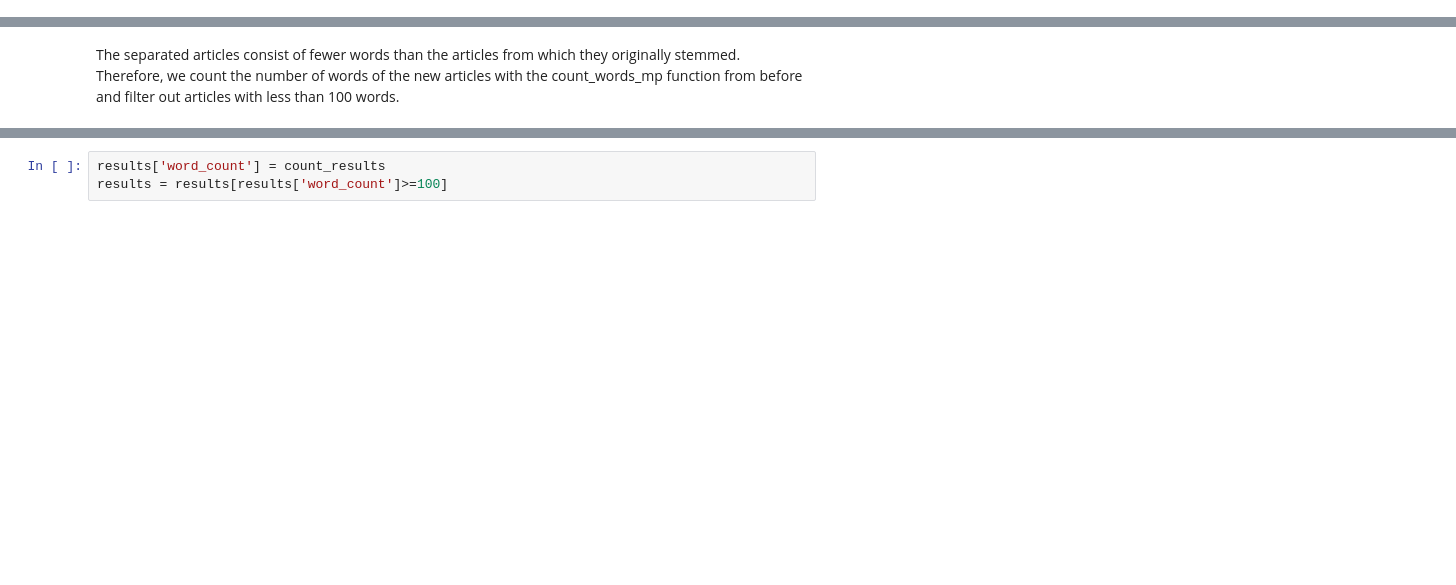
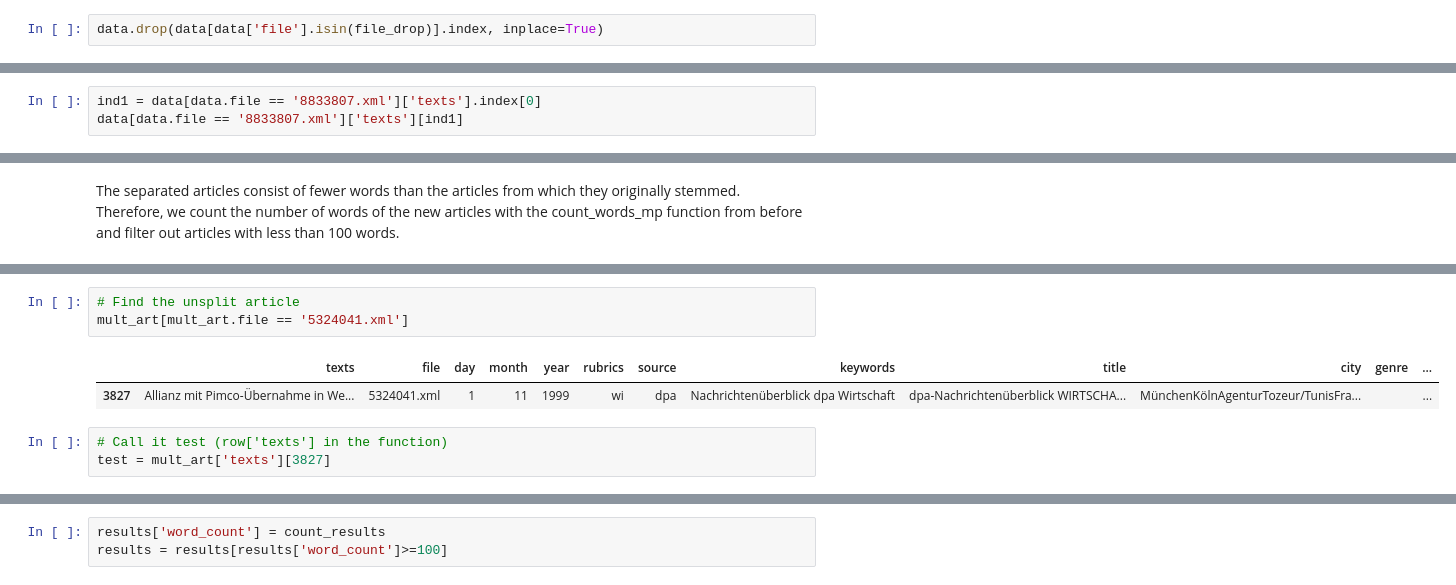
Before and after one commit to MashenkaOkuneva/newspaper_data_processing, a Jupyter notebook: dpa code/Dpa.ipynb, the cells around one changed output, grey strips where cells are left out. Saved outputs shown, nothing was run; the diff lists cells and outputs as text; blank space fills up the shorter version.

```diff
--- a/dpa code/Dpa.ipynb
+++ b/dpa code/Dpa.ipynb
@@ -279,0 +313,2 @@ can have different sentiments and topics, we separate articles that consist of m
+# %%
+data.drop(data[data['file'].isin(file_drop)].index, inplace=True)
@@ -279,0 +317,3 @@ can have different sentiments and topics, we separate articles that consist of m
+# %%
+ind1 = data[data.file == '8833807.xml']['texts'].index[0]
+data[data.file == '8833807.xml']['texts'][ind1]
@@ -333,0 +444,9 @@ print(datetime.now()-startTime)
+# %%
+# Find the unsplit article
+mult_art[mult_art.file == '5324041.xml']
+# %% [output]
+|  | texts | file | day | month | year | rubrics | source | keywords | title | city | genre | ... |
+| 3827 | Allianz mit Pimco-Übernahme in We... | 5324041.xml | 1 | 11 | 1999 | wi | dpa | Nachrichtenüberblick dpa Wirtschaft | dpa-Nachrichtenüberblick WIRTSCHA... | MünchenKölnAgenturTozeur/TunisFra... |  | ... |
+# %%
+# Call it test (row['texts'] in the function)
+test = mult_art['texts'][3827]
```
Also changed, not shown: parts of 59 cells of this notebook, 3 other files.
